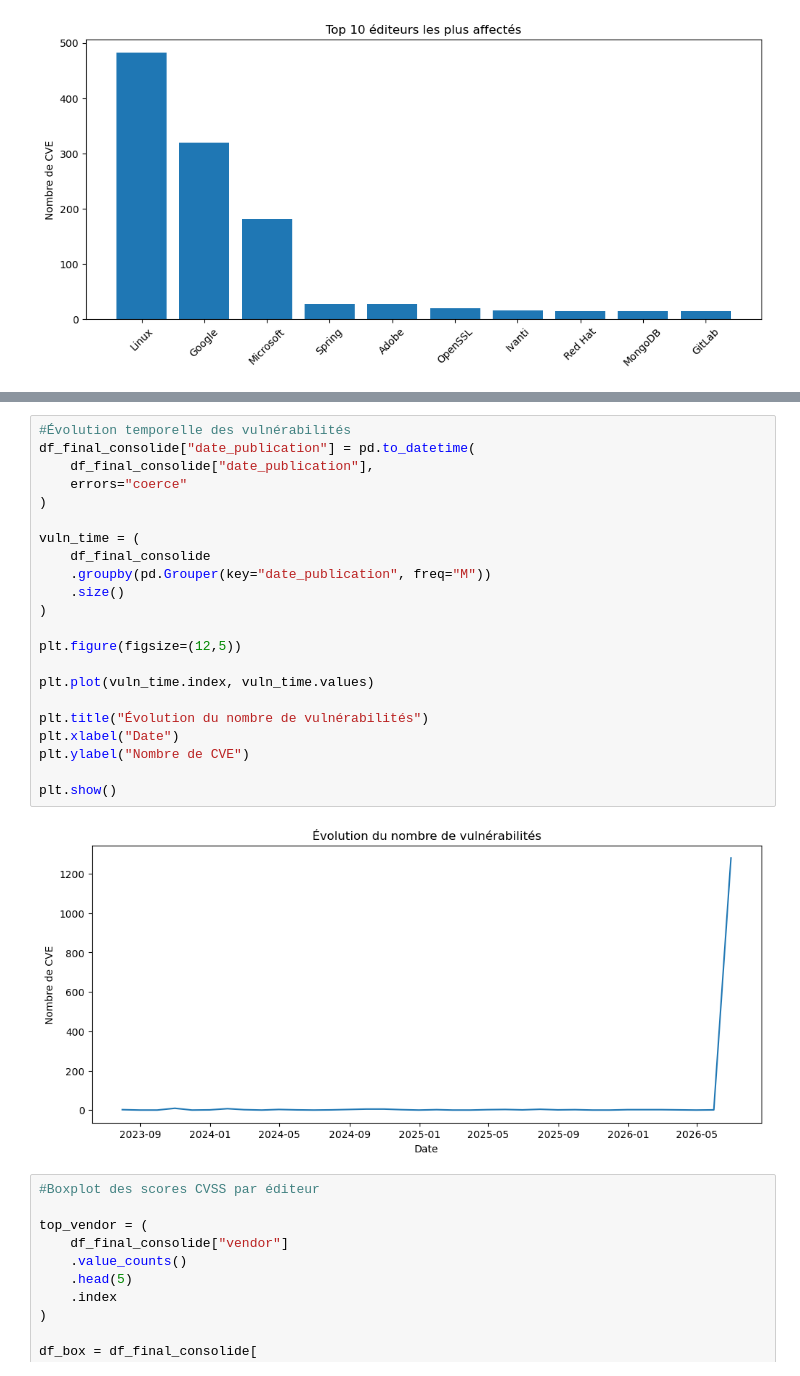
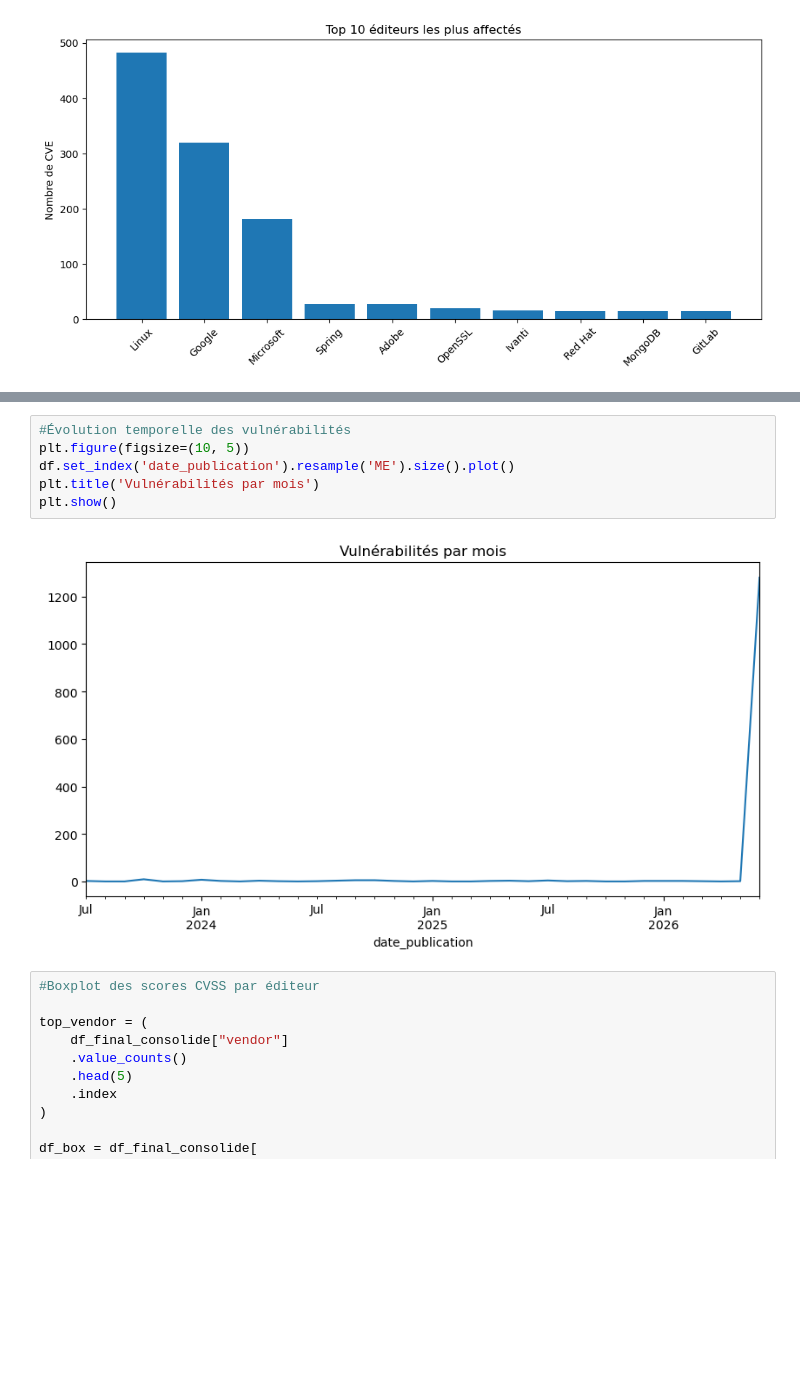
Before and after one commit to Yuushi000/Mastercamp_TD_Final_note, a Jupyter notebook: MC_TD_Final.ipynb, the cells around one changed output, grey strips where cells are left out. Drawn from its saved outputs; the diff is of its cells as text; blank space fills up the shorter version.

```diff
--- a/MC_TD_Final.ipynb
+++ b/MC_TD_Final.ipynb
@@ -616,27 +593,11 @@ plt.show()
 # %%
 #Évolution temporelle des vulnérabilités
-df_final_consolide["date_publication"] = pd.to_datetime(
-    df_final_consolide["date_publication"],
-    errors="coerce"
-)
-
-vuln_time = (
-    df_final_consolide
-    .groupby(pd.Grouper(key="date_publication", freq="M"))
-    .size()
-)
-
-plt.figure(figsize=(12,5))
-
-plt.plot(vuln_time.index, vuln_time.values)
-
-plt.title("Évolution du nombre de vulnérabilités")
-plt.xlabel("Date")
-plt.ylabel("Nombre de CVE")
-
+plt.figure(figsize=(10, 5))
+df.set_index('date_publication').resample('ME').size().plot()
+plt.title('Vulnérabilités par mois')
 plt.show()
 # %% [output]
-[figure, old version]
+[figure, new version]
 # %%
 #Boxplot des scores CVSS par éditeur
 
```
Also changed, not shown: parts of 39 cells of this notebook.
